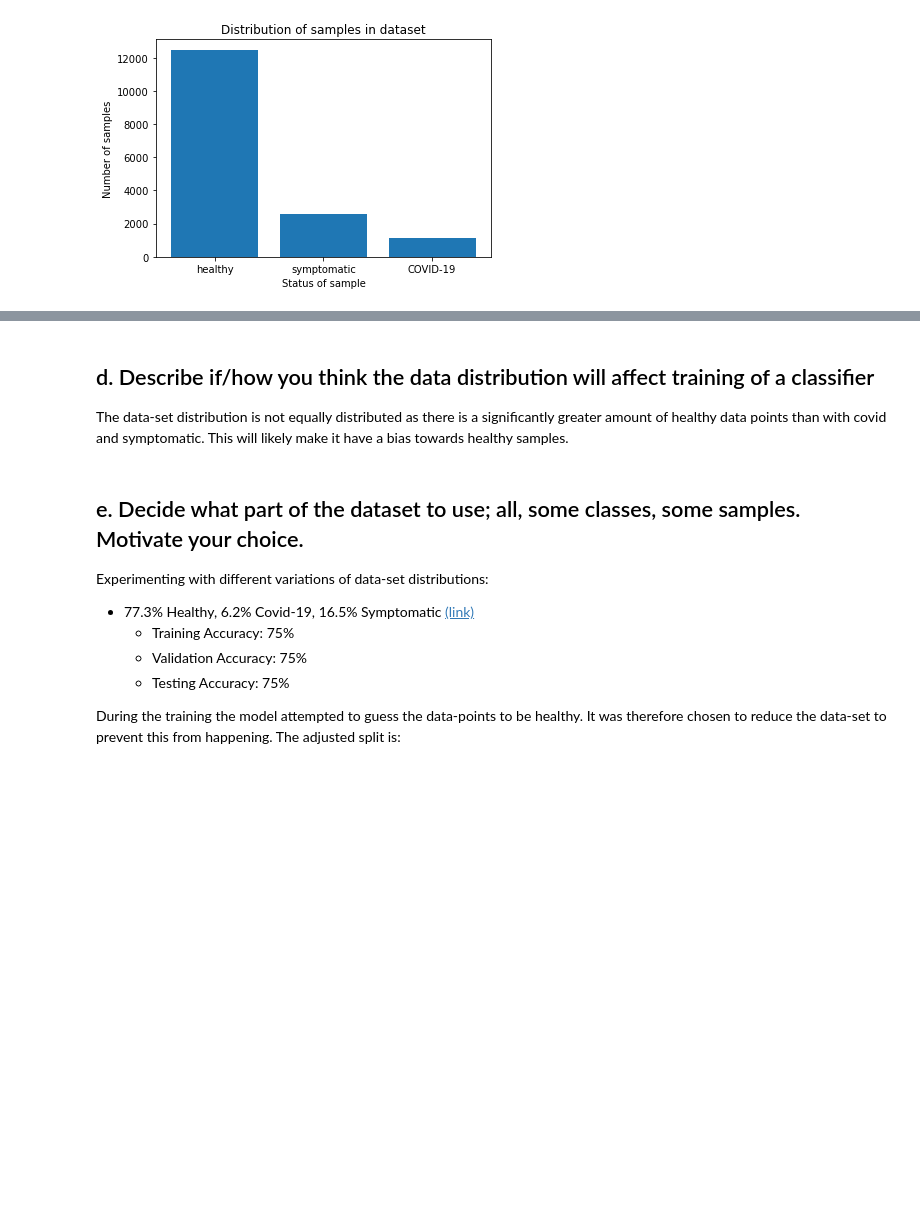
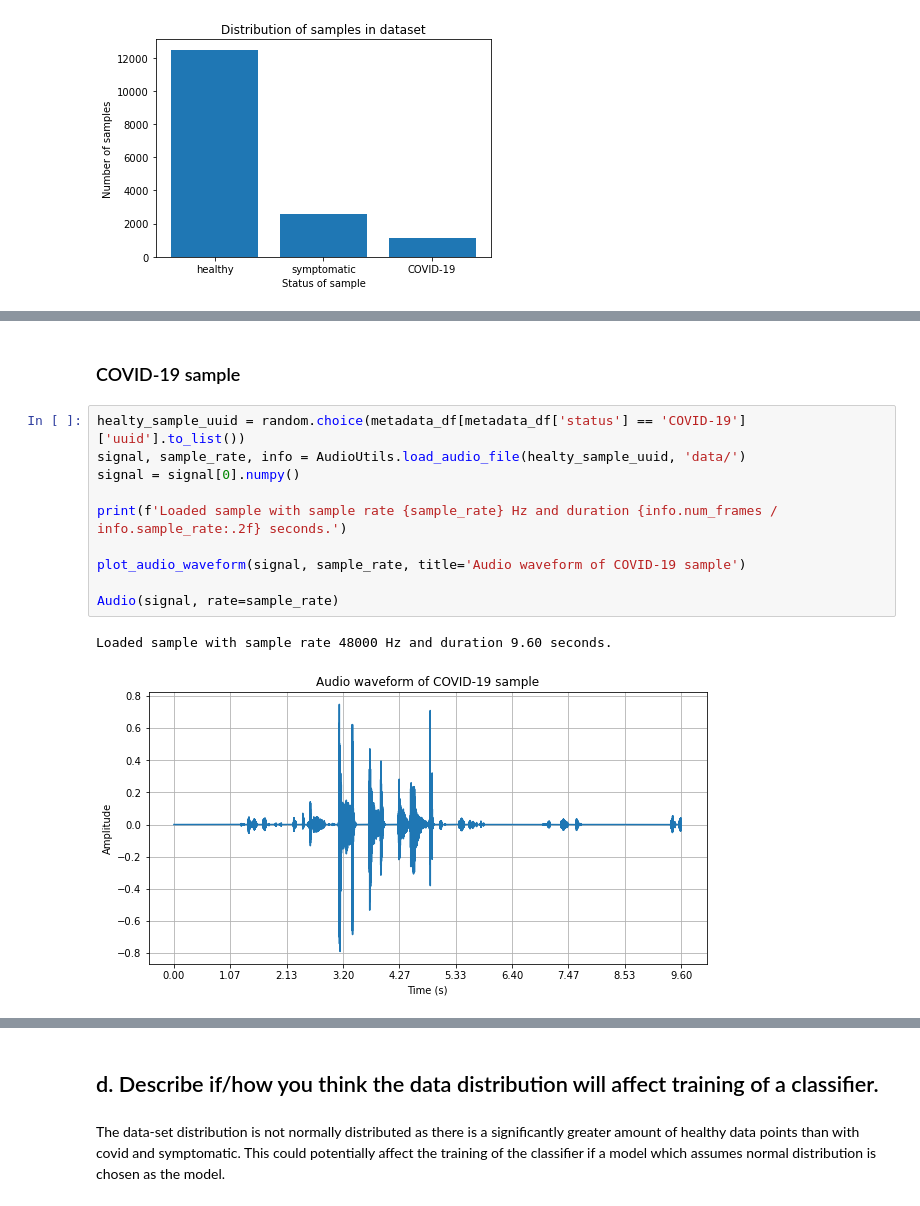
Before and after one commit to CE8-ComputerEng/Deep-Learning-Mini-Project, a Jupyter notebook: hand-in-part-1.ipynb, the cells around one changed output, grey strips where cells are left out. Cells and saved outputs as stored; diff of their text form; blank space fills up the shorter version.

```diff
--- a/hand-in-part-1.ipynb
+++ b/hand-in-part-1.ipynb
@@ -58,0 +97,15 @@ plt.show()
+# %% [markdown]
+### COVID-19 sample
+# %%
+healty_sample_uuid = random.choice(metadata_df[metadata_df['status'] == 'COVID-19']['uuid'].to_list())
+signal, sample_rate, info = AudioUtils.load_audio_file(healty_sample_uuid, 'data/')
+signal = signal[0].numpy()
+
+print(f'Loaded sample with sample rate {sample_rate} Hz and duration {info.num_frames / info.sample_rate:.2f} seconds.')
+
+plot_audio_waveform(signal, sample_rate, title='Audio waveform of COVID-19 sample')
+
+Audio(signal, rate=sample_rate)
+# %% [output]
+Loaded sample with sample rate 48000 Hz and duration 9.60 seconds.
+[figure, added]
@@ -59,15 +113,4 @@ plt.show()
+# %% [markdown]
+## d. Describe if/how you think the data distribution will affect training of a classifier.
 # %% [markdown]
-## d. Describe if/how you think the data distribution will affect training of a classifier
-
-The data-set distribution is not equally distributed as there is a significantly greater amount of healthy data points than with covid and symptomatic. This will likely make it have a bias towards healthy samples.
+The data-set distribution is not normally distributed as there is a significantly greater amount of healthy data points than with covid and symptomatic. This could potentially affect the training of the classifier if a model which assumes normal distribution is chosen as the model.
-# %% [markdown]
-## e. Decide what part of the dataset to use; all, some classes, some samples. Motivate your choice.
-Experimenting with different variations of data-set distributions:
-
-- 77.3% Healthy, 6.2% Covid-19, 16.5% Symptomatic [(link)](https://wandb.ai/dl-miniproject/cough-classifier/runs/vp75k7rx)
-    - Training Accuracy: 75%
-    - Validation Accuracy: 75%
-    - Testing Accuracy: 75%
-
-
-During the training the model attempted to guess the data-points to be healthy. It was therefore chosen to reduce the data-set to prevent this from happening. The adjusted split is:
```
Also changed, not shown: parts of 11 cells of this notebook, 2 other files.
